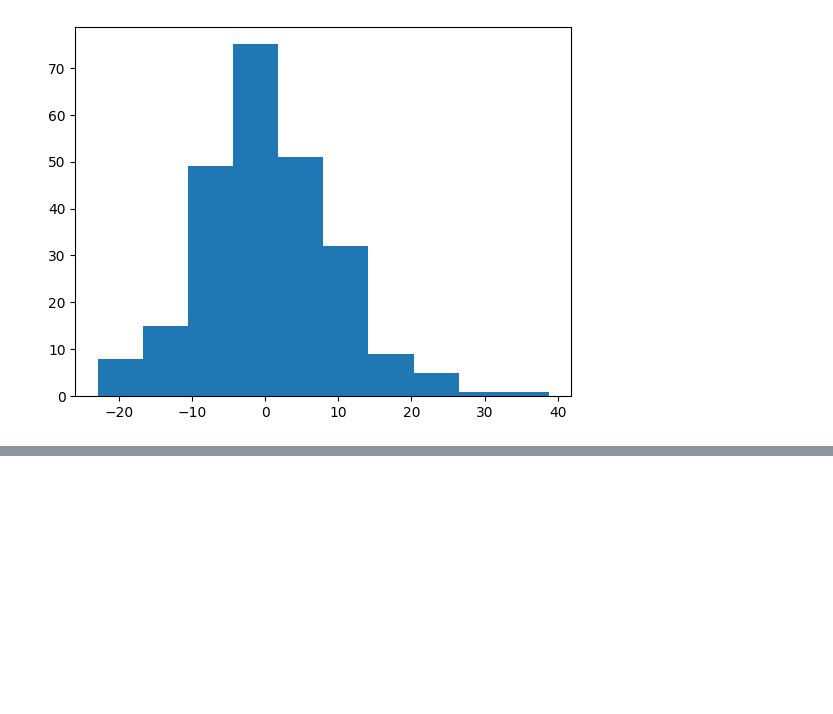
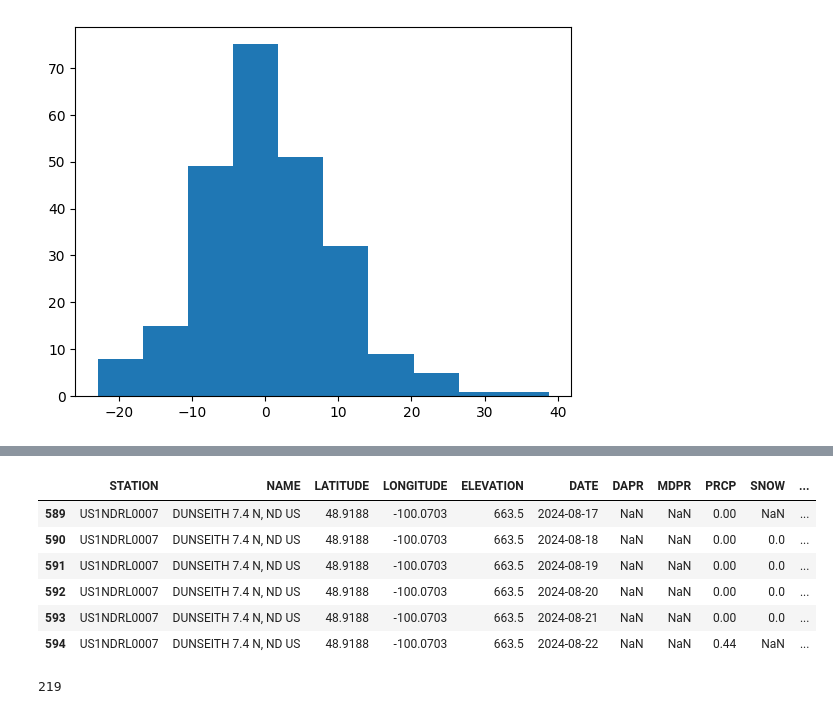
Before and after one commit to yadavayush7028/Volatility_Prediction, a Jupyter notebook: test1.ipynb, the cells around one changed output, grey strips where cells are left out. Saved outputs shown, nothing was run; the diff lists cells and outputs as text; code cells hidden in the pictures; blank space fills up the shorter version.

```diff
--- a/test1.ipynb
+++ b/test1.ipynb
@@ -280,0 +278,3 @@ plt.hist(us_monthly['Monthly Change (%)'])
+# %%
+df = pd.read_csv('3788296.csv')
+df.head(5)
@@ -280,0 +288,14 @@ plt.hist(us_monthly['Monthly Change (%)'])
+# %%
+df[df['STATION']=='US1NDRL0007'].tail(6)
+# %% [output]
+|  | STATION | NAME | LATITUDE | LONGITUDE | ELEVATION | DATE | DAPR | MDPR | PRCP | SNOW | ... |
+| 589 | US1NDRL0007 | DUNSEITH 7.4 N, ND US | 48.9188 | -100.0703 | 663.5 | 2024-08-17 | NaN | NaN | 0.00 | NaN | ... |
+| 590 | US1NDRL0007 | DUNSEITH 7.4 N, ND US | 48.9188 | -100.0703 | 663.5 | 2024-08-18 | NaN | NaN | 0.00 | 0.0 | ... |
+| 591 | US1NDRL0007 | DUNSEITH 7.4 N, ND US | 48.9188 | -100.0703 | 663.5 | 2024-08-19 | NaN | NaN | 0.00 | 0.0 | ... |
+| 592 | US1NDRL0007 | DUNSEITH 7.4 N, ND US | 48.9188 | -100.0703 | 663.5 | 2024-08-20 | NaN | NaN | 0.00 | 0.0 | ... |
+| 593 | US1NDRL0007 | DUNSEITH 7.4 N, ND US | 48.9188 | -100.0703 | 663.5 | 2024-08-21 | NaN | NaN | 0.00 | 0.0 | ... |
+| 594 | US1NDRL0007 | DUNSEITH 7.4 N, ND US | 48.9188 | -100.0703 | 663.5 | 2024-08-22 | NaN | NaN | 0.44 | NaN | ... |
+# %%
+len(df.STATION.unique())
+# %% [output]
+219
```
Also changed, not shown: parts of 6 cells of this notebook, 1 other file.
